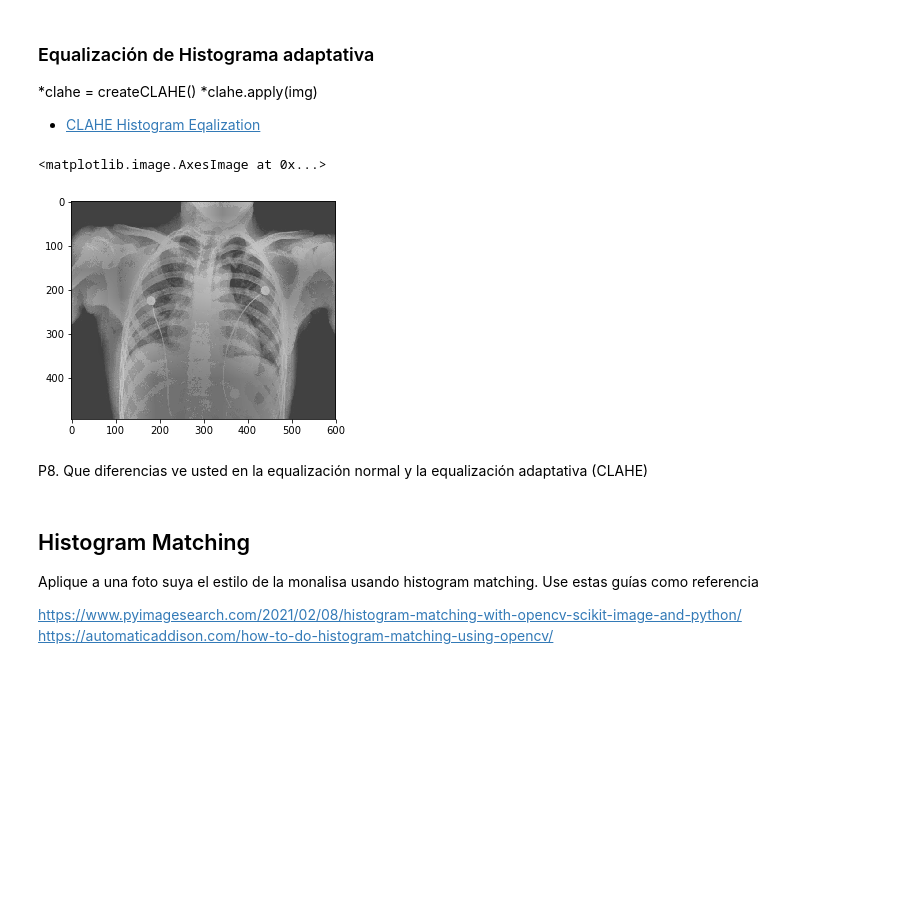
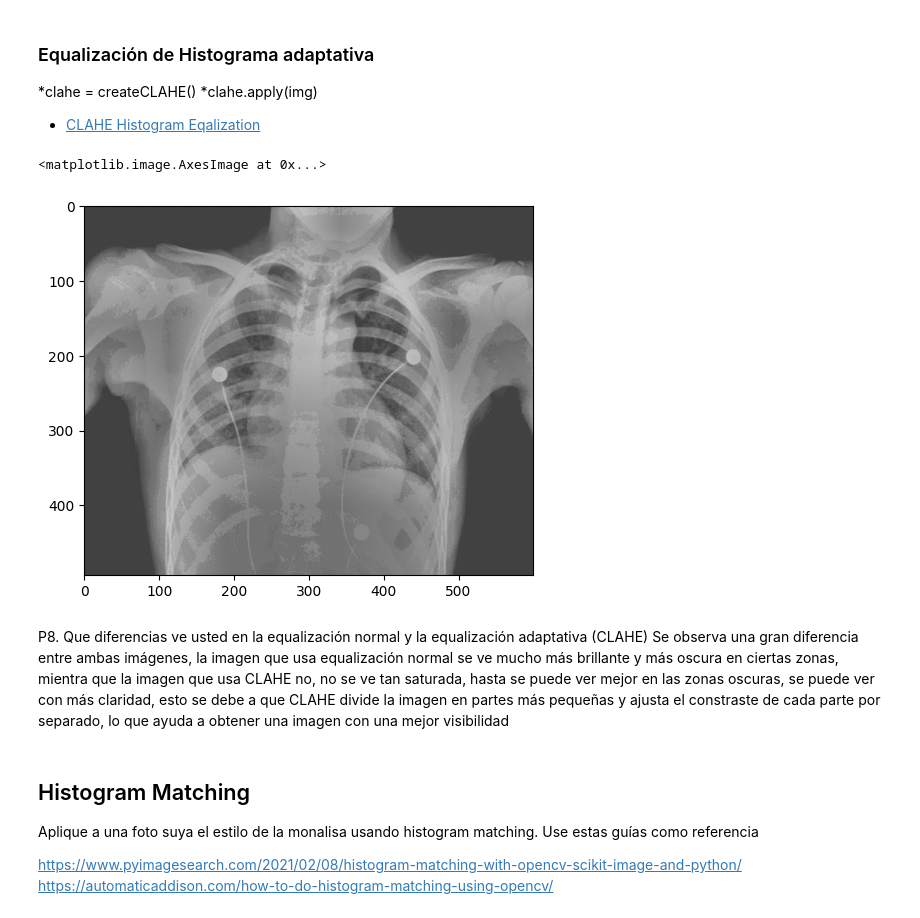
Before and after one commit to RoyerB3J5/procesamiento_img, a Jupyter notebook: s08_laboratorio_operaciones de punto.ipynb, the cells around one changed output. Drawn from its saved outputs; the diff is of its cells as text; code cells hidden in the pictures; blank space fills up the shorter version.

```diff
--- a/s08_laboratorio_operaciones de punto.ipynb
+++ b/s08_laboratorio_operaciones de punto.ipynb
@@ -393,18 +393,19 @@ P8. Que sucede durante la equalización de histograma?
 * [CLAHE Histogram Eqalization](https://www.geeksforgeeks.org/clahe-histogram-eqalization-opencv/)
 # %%
 #Numpy
-img = cv2.imread("../Imagenes/rayx.jpg")[..., ::-1]
+img = cv2.imread("./lab_images/rayx.jpg")[..., ::-1]
 img_gray = img[..., 0]
 
 clahe = cv2.createCLAHE(clipLimit=5)
 final_img = clahe.apply(img_gray) + 60
 
 plt.imshow(final_img, cmap="gray", vmin=0, vmax=255)
 # %% [output]
 <matplotlib.image.AxesImage at 0x...>
-[figure, old version]
+[figure, new version]
-# %% [markdown]
-P8. Que diferencias ve usted en la equalización normal y la equalización adaptativa (CLAHE)
+# %% [markdown]
+P8. Que diferencias ve usted en la equalización normal y la equalización adaptativa (CLAHE)
+Se observa una gran diferencia entre ambas imágenes, la imagen que usa equalización normal se ve mucho más brillante y más oscura en ciertas zonas, mientra que la imagen que usa CLAHE no, no se ve tan saturada, hasta se puede ver mejor en las zonas oscuras, se puede ver con más claridad, esto se debe a que CLAHE divide la imagen en partes más pequeñas y ajusta el constraste de cada parte por separado, lo que ayuda a obtener una imagen con una mejor visibilidad
 # %% [markdown]
 ## Histogram Matching
 
```
Also changed, not shown: parts of 5 cells of this notebook, 1 other file.
